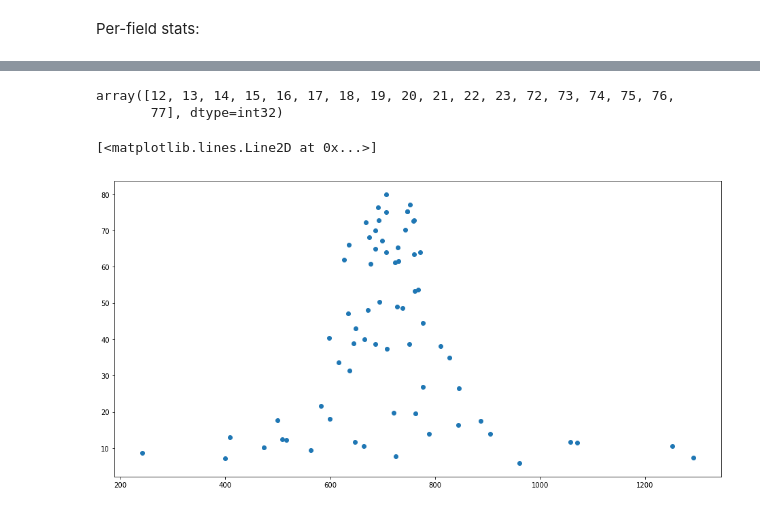
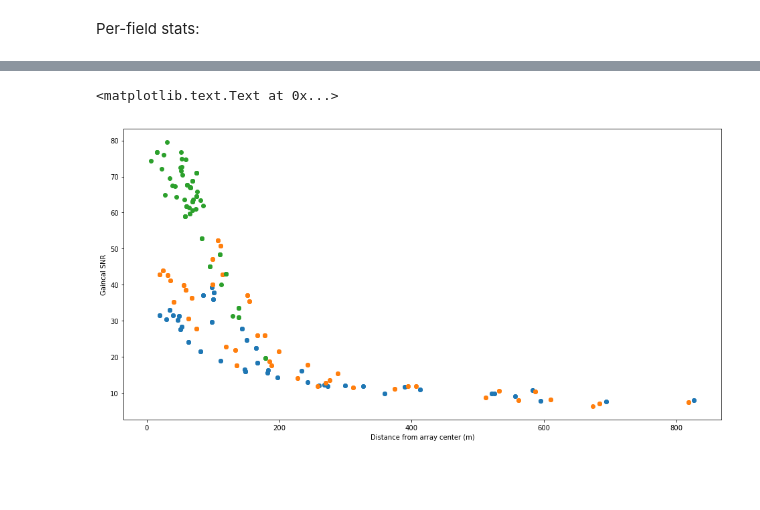
Before and after one commit to keflavich/almaimf-notebooks, a Jupyter notebook: SelfCalAnalysis.ipynb, the cells around one changed output, grey strips where cells are left out. Drawn from its saved outputs; the diff is of its cells as text; code cells hidden in the pictures; blank space fills up the shorter version.

```diff
--- a/SelfCalAnalysis.ipynb
+++ b/SelfCalAnalysis.ipynb
@@ -170,6 +152,0 @@ fid=037 mean=      2.34 median=      2.30 std=      1.07 angle_rms=      0.82
-# %%
-# assumption: np.unique(ant1) is an ordered 0...82 list
-antnames = {k:v for k,v in enumerate(msmd.antennanames(np.unique(data['ANTENNA1'])))}
-# %%
-antdist = {k:(msmd.antennaoffset(k)['latitude offset']['value']**2 + msmd.antennaoffset(k)['longitude offset']['value']**2)**0.5
-           for k in antnames}
@@ -176,14 +179,19 @@ antdist = {k:(msmd.antennaoffset(k)['latitude offset']['value']**2 + msmd.antenn
 # %%
 antstats = {}
-for antid in np.unique(data['ANTENNA1']):
-    msk = (data['ANTENNA1'] == antid) & (OK[0,0,:]) & fieldOKmask
-    if np.any(msk):
-        dat = data['SNR'][1,0, msk]
-        ang = data['ANGLE'][1,0, msk]
-        print(f"antenna={antnames[antid]} dist={antdist[antid]:6.1f} mean={dat.mean():10.2f} median={np.median(dat):10.2f} std={dat.std():10.2f} angle_rms={ang.std()*180/np.pi:10.2f}")
-        antstats[antid] = {'mean':dat.mean(),
-                           'median':np.median(dat),
-                           'std': dat.std(),
-                           'angle_rms': ang.std(),
-                          }
+for oid in np.unique(data['OBSERVATION_ID']):
+    for antid in np.unique(data['ANTENNA1']):
+        msk = (data['ANTENNA1'] == antid) & (OK[0,0,:]) & fieldOKmask & (data['OBSERVATION_ID'] == oid)
+        if np.any(msk) and (antid, oid) in antnames:
+            dat = data['SNR'][1,0, msk]
+            ang = data['ANGLE'][1,0, msk]*180/np.pi
+            print(f"antenna={antnames[(antid,oid)]} oid={oid} dist={antdist[(antid,oid)]:6.1f} "
+                  f"mean={dat.mean():10.2f} median={np.median(dat):10.2f} "
+                  f"std={dat.std():10.2f}  angle_rms={ang.std():10.2f}")
+            antstats[(antid,oid)] = {'mean':dat.mean(),
+                                     'median':np.median(dat),
+                                     'std': dat.std(),
+                                     'angle_rms': ang.std(),
+                                     'angle_mean': ang.mean(),
+                                     'angle_median': np.median(ang),
+                                   }
 # %% [output]
@@ -207,12 +215,11 @@ antenna=DV25 dist= 729.8 mean=     61.64 median=     55.95 std=     37.01 angle_
-# %%
-np.unique(data['SPECTRAL_WINDOW_ID'])
-# %% [output]
-array([12, 13, 14, 15, 16, 17, 18, 19, 20, 21, 22, 23, 72, 73, 74, 75, 76,
-       77], dtype=int32)
 # %%
-pl.plot([antdist[ant] for ant in antstats],
-        [antstats[ant]['mean'] for ant in antstats],
-        'o')
+uoids = np.unique(data['OBSERVATION_ID'])
+for oid in uoids:
+    pl.plot([antdist[(ant,oid)] for ant,_ in antstats  if (ant,oid) in antstats],
+            [antstats[(ant,oid)]['mean'] for ant,_ in antstats  if (ant,oid) in antstats],
+            'o')
+pl.xlabel("Distance from array center (m)")
+pl.ylabel("Gaincal SNR")
 # %% [output]
-[<matplotlib.lines.Line2D at 0x...>]
+<matplotlib.text.Text at 0x...>
-[figure, old version]
+[figure, new version]
```
Also changed, not shown: parts of 33 cells of this notebook, 2 other files.
